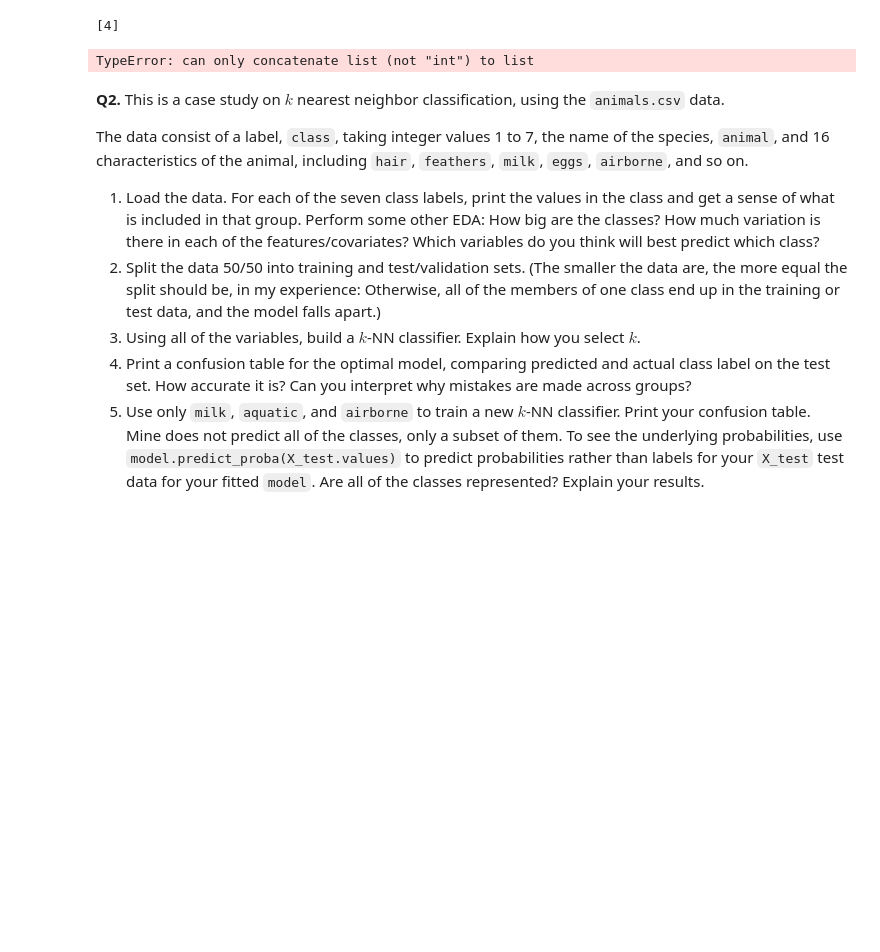
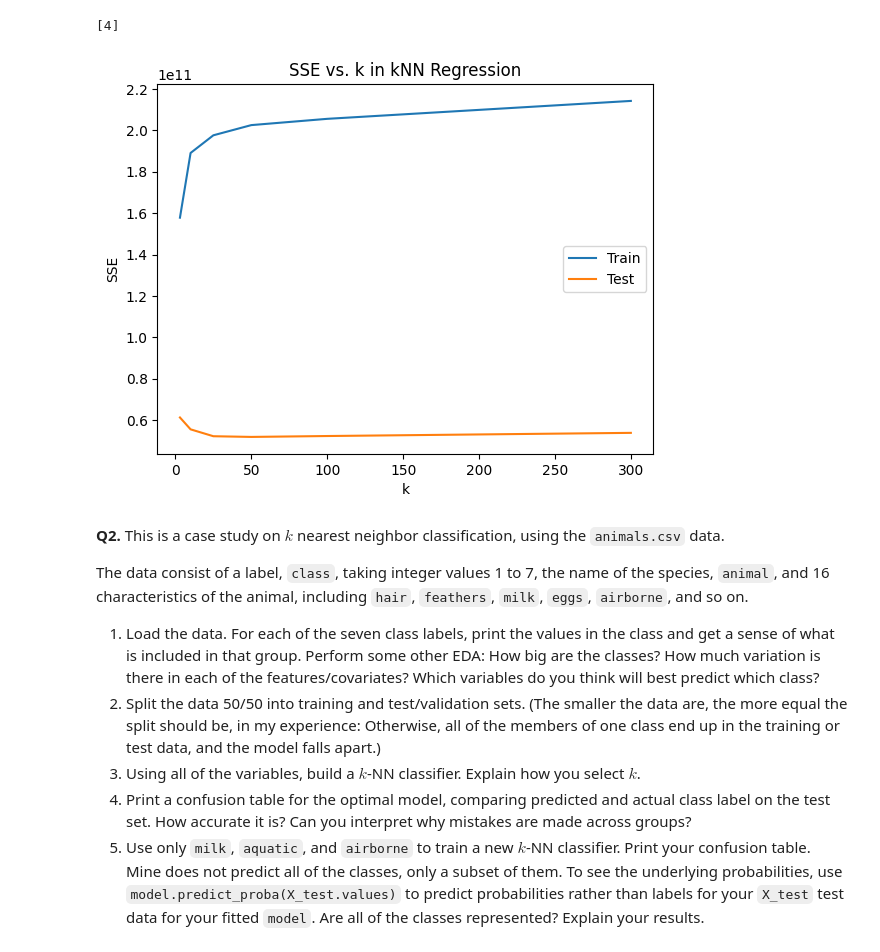
Before and after one commit to iankariuki26/knn, a Jupyter notebook: assignment/assignment_knn.ipynb, the cells around one changed output. Saved outputs shown, nothing was run; the diff lists cells and outputs as text; code cells hidden in the pictures; blank space fills up the shorter version.

```diff
--- a/assignment/assignment_knn.ipynb
+++ b/assignment/assignment_knn.ipynb
@@ -131,15 +131,15 @@ print(k_star)
 # %% [output]
 [4]
 # %%
-plt.plot(np.arange(1,k_bar+1),SSE_on_train,label='Train') # Plot SSE by k
-plt.plot(np.arange(1,k_bar+1),SSE,label='Test') # Plot SSE by k
+plt.plot(k_bar, SSE_on_train, label='Train')
+plt.plot(k_bar, SSE, label='Test')
 plt.xlabel("k")
 plt.ylabel("SSE")
-plt.legend(loc='lower right')
-plt.title('SSE')
+plt.legend(loc='center right')
+plt.title("SSE vs. k in kNN Regression")
 plt.show()
 # %% [output]
-TypeError: can only concatenate list (not "int") to list
+[figure, added]
 # %% [markdown]
 **Q2.** This is a case study on $k$ nearest neighbor classification, using the `animals.csv` data.
 
```
Also changed, not shown: parts of 1 cell of this notebook, 1 other file.
